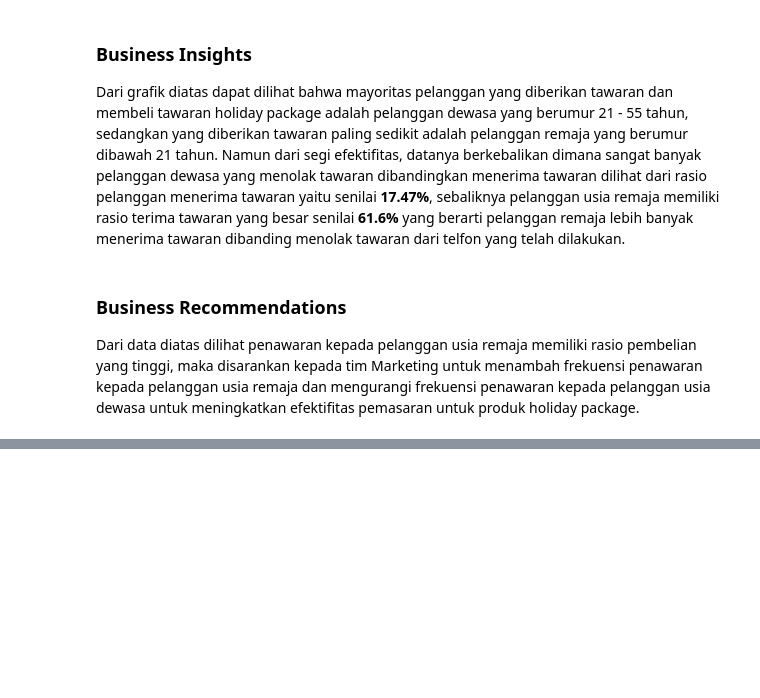
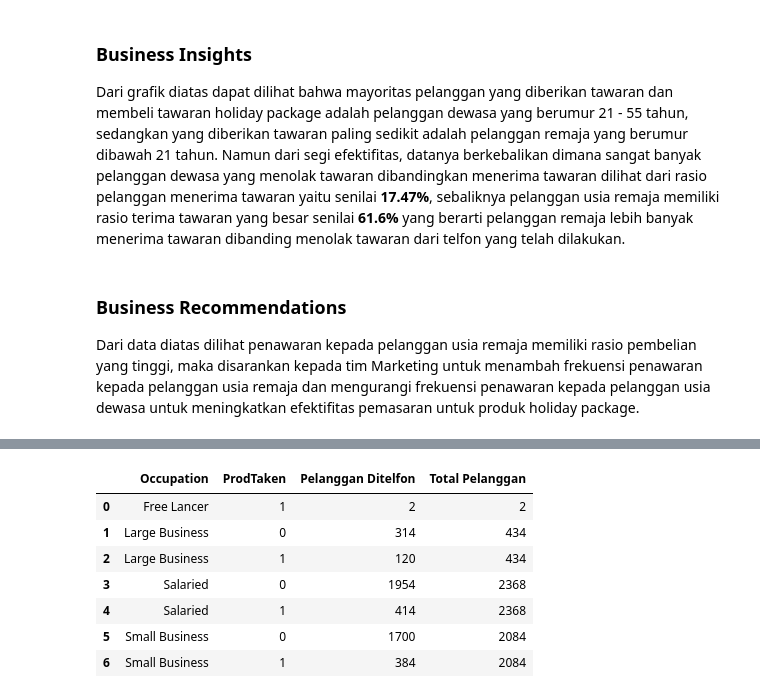
Before and after one commit to damaraira/ByteBenders, a Jupyter notebook: Insights_Alvin.ipynb, the cells around one changed output, grey strips where cells are left out. Saved outputs shown, nothing was run; the diff lists cells and outputs as text; code cells hidden in the pictures; blank space fills up the shorter version.

```diff
--- a/Insights_Alvin.ipynb
+++ b/Insights_Alvin.ipynb
@@ -126,0 +172,17 @@ Dari data diatas dilihat penawaran kepada pelanggan usia remaja memiliki rasio p
+# %%
+gb4 = df.groupby('Occupation').agg({'CustomerID':'nunique'}).reset_index()
+
+gbm2 = gb3.merge(gb4 , how='left', on='Occupation')
+
+gbm2.columns = ['Occupation', 'ProdTaken', 'Pelanggan Ditelfon','Total Pelanggan']
+
+gbm2
+# %% [output]
+|  | Occupation | ProdTaken | Pelanggan Ditelfon | Total Pelanggan |
+| 0 | Free Lancer | 1 | 2 | 2 |
+| 1 | Large Business | 0 | 314 | 434 |
+| 2 | Large Business | 1 | 120 | 434 |
+| 3 | Salaried | 0 | 1954 | 2368 |
+| 4 | Salaried | 1 | 414 | 2368 |
+| 5 | Small Business | 0 | 1700 | 2084 |
+| 6 | Small Business | 1 | 384 | 2084 |
```
Also changed, not shown: parts of 8 cells of this notebook.
